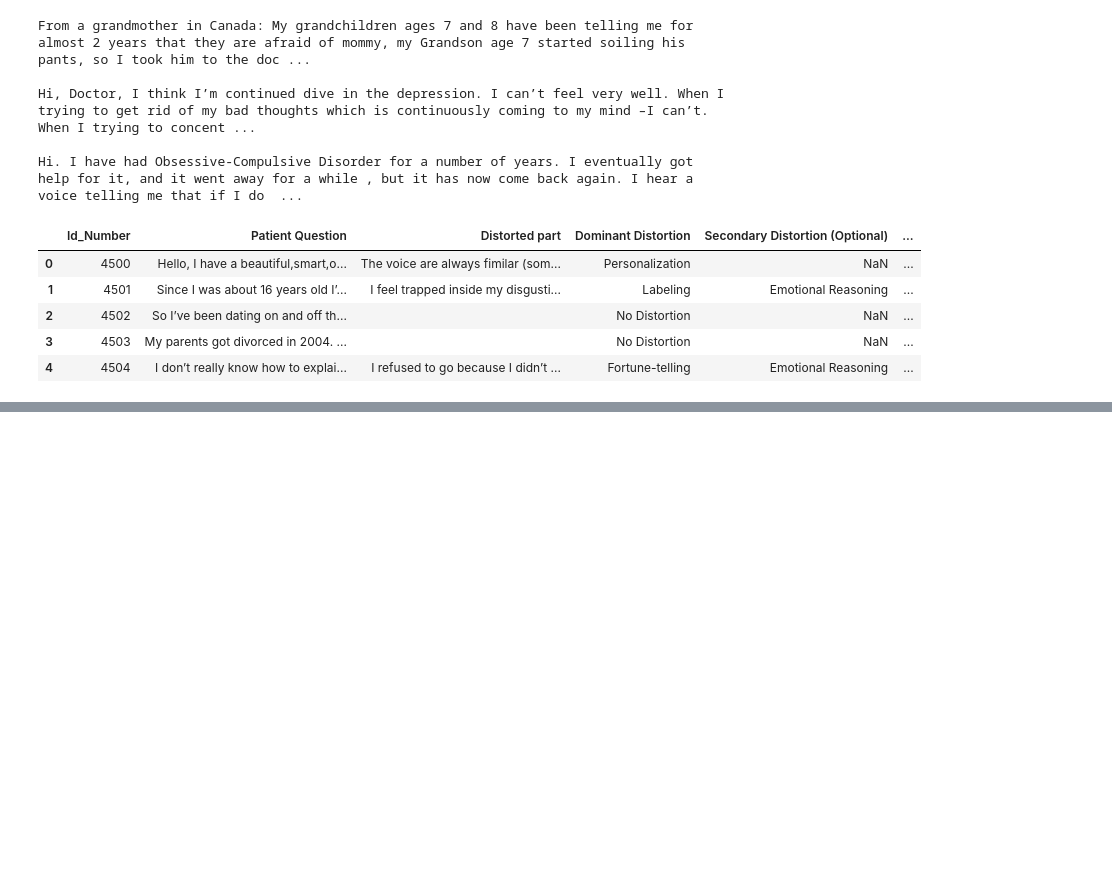
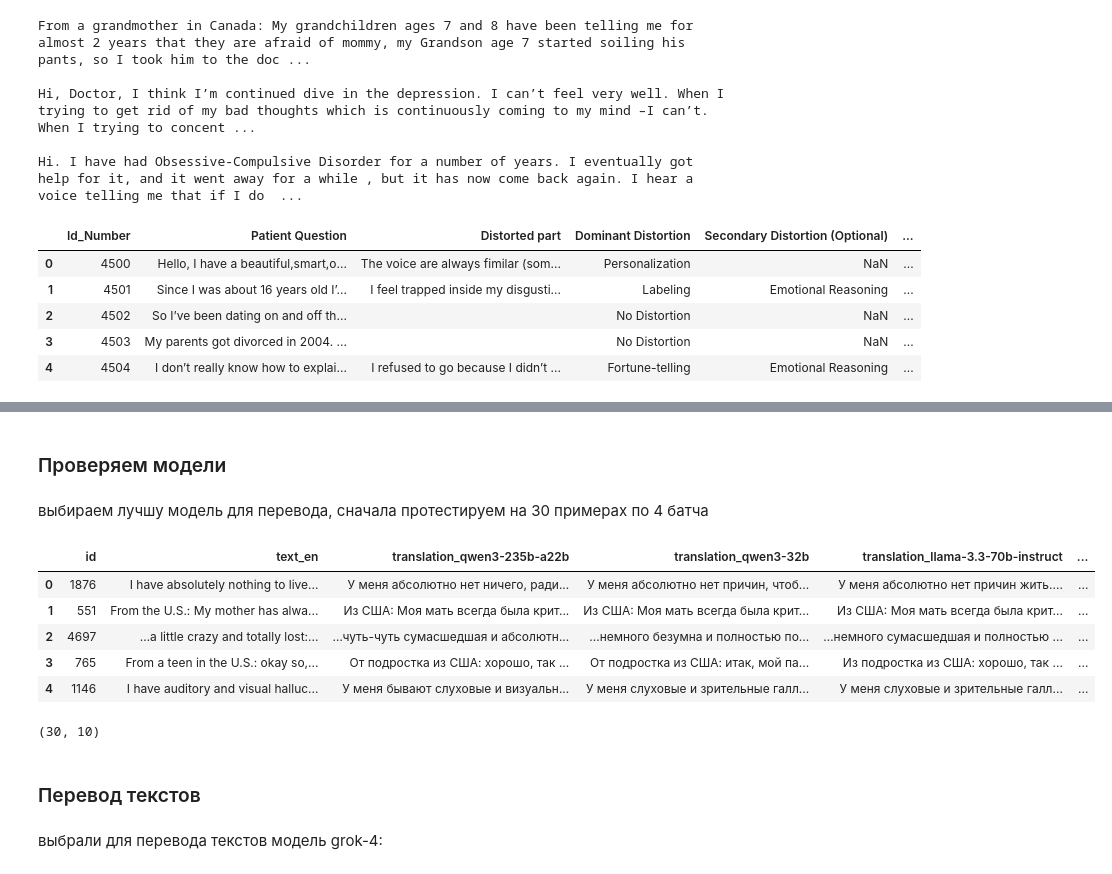
Before and after one commit to psytechlab/empathy_dataset_transfer, a Jupyter notebook: notebooks/cognitive_distortions_translation.ipynb, the cells around one changed output, grey strips where cells are left out. Cells and saved outputs as stored; diff of their text form; code cells hidden in the pictures; blank space fills up the shorter version.

Commit message:
cognitive distortions dataset translations notebook and prompt

```diff
--- a/notebooks/cognitive_distortions_translation.ipynb
+++ b/notebooks/cognitive_distortions_translation.ipynb
@@ -15,6 +53,7 @@ import pandas as pd
 # %%
 df = pd.read_csv("../Annotated_data.csv")
 df.loc[df['Distorted part'].isna(), 'Distorted part'] = ''
+df['Patient Question'] = df['Patient Question'].apply(lambda x: x.replace("\xa0", " ").replace("  ", " "))
 # %%
 df.head()
 # %% [output]
@@ -94,0 +149,2 @@ df.to_csv("annotated_data_restored.csv", index=False, sep="|")
+# %%
+samples_data = [{'id': i['Id_Number'], 'text': i['Patient Question']} for _, i in samples.iterrows()]
@@ -94,0 +160,4 @@ df.to_csv("annotated_data_restored.csv", index=False, sep="|")
+# %% [markdown]
+### Проверяем модели
+# %% [markdown]
+выбираем лучшу модель для перевода, сначала протестируем на 30 примерах по 4 батча
@@ -94,0 +175,53 @@ df.to_csv("annotated_data_restored.csv", index=False, sep="|")
+# %%
+for modelname in models:
+	config = OmegaConf.load('../configs/conf.yaml')
+	general_translation_config = config.general_translation
+	general_translation_config.batch_result_dir = f"batches_res_general_translation_cognitive_{modelname}"
+	general_translation_config.batches = f"batches_general_translation_cognitive_{modelname}"
+	general_translation_config.batch_size = 4
+	general_translation_config.prompt_path = "../configs/prompts/translation_promp_cognitive_distortions.txt"
+
+	model_config = read_json(general_translation_config.model_config_path)
+	model_config['model'] = modelname
+
+	general_translator = Translator(
+		system_message=read_file(general_translation_config.prompt_path),
+		model_config=model_config,
+		example_data=read_json(general_translation_config.filepath_examples),
+		batch_size=general_translation_config.batch_size,
+		batch_result_dir=general_translation_config.batch_result_dir,
+		batch_dir=general_translation_config.batches,
+		model_type="openai"
+	)
+
+	general_input_dataset = Dataset.from_list(samples_data)
+	translation_result = general_translator.translate(general_input_dataset, GeneralTranslationResultSchema)
+	save_json(translation_result, f"translation_result_{modelname}_cognitive_distortions.json")
+# %%
+jsons = []
+for modelname in models:
+    jsons.append(read_json(f"translation_result_{modelname}_cognitive_distortions.json"))
+
+data = {}
+for modelname, model_json in zip(models, jsons):
+    for entry in model_json:
+        text_id = entry['id']
+        text_en = entry['text']
+        translation = entry['text_rus']
+        if text_id not in data:
+            data[text_id] = {'id': text_id, 'text_en': text_en}
+        data[text_id][f'translation_{modelname}'] = translation
+# %%
+df_translations = pd.DataFrame(list(data.values()))
+df_translations.head()
+# %% [output]
+|  | id | text_en | translation_qwen3-235b-a22b | translation_qwen3-32b | translation_llama-3.3-70b-instruct | ... |
+| 0 | 1876 | I have absolutely nothing to live... | У меня абсолютно нет ничего, ради... | У меня абсолютно нет причин, чтоб... | У меня абсолютно нет причин жить.... | ... |
+| 1 | 551 | From the U.S.: My mother has alwa... | Из США: Моя мать всегда была крит... | Из США: Моя мать всегда была крит... | Из США: Моя мать всегда была крит... | ... |
+| 2 | 4697 | …a little crazy and totally lost:... | …чуть-чуть сумасшедшая и абсолютн... | ...немного безумна и полностью по... | …немного сумасшедшая и полностью ... | ... |
+| 3 | 765 | From a teen in the U.S.: okay so,... | От подростка из США: хорошо, так ... | От подростка из США: итак, мой па... | Из подростка из США: хорошо, так ... | ... |
+| 4 | 1146 | I have auditory and visual halluc... | У меня бывают слуховые и визуальн... | У меня слуховые и зрительные галл... | У меня слуховые и зрительные галл... | ... |
+# %%
+df_translations.shape
+# %% [output]
+(30, 10)
@@ -94,0 +230,4 @@ df.to_csv("annotated_data_restored.csv", index=False, sep="|")
+# %% [markdown]
+### Перевод текстов
+# %% [markdown]
+выбрали для перевода текстов модель grok-4:
```
Also changed, not shown: parts of 78 cells of this notebook, 1 other file.
